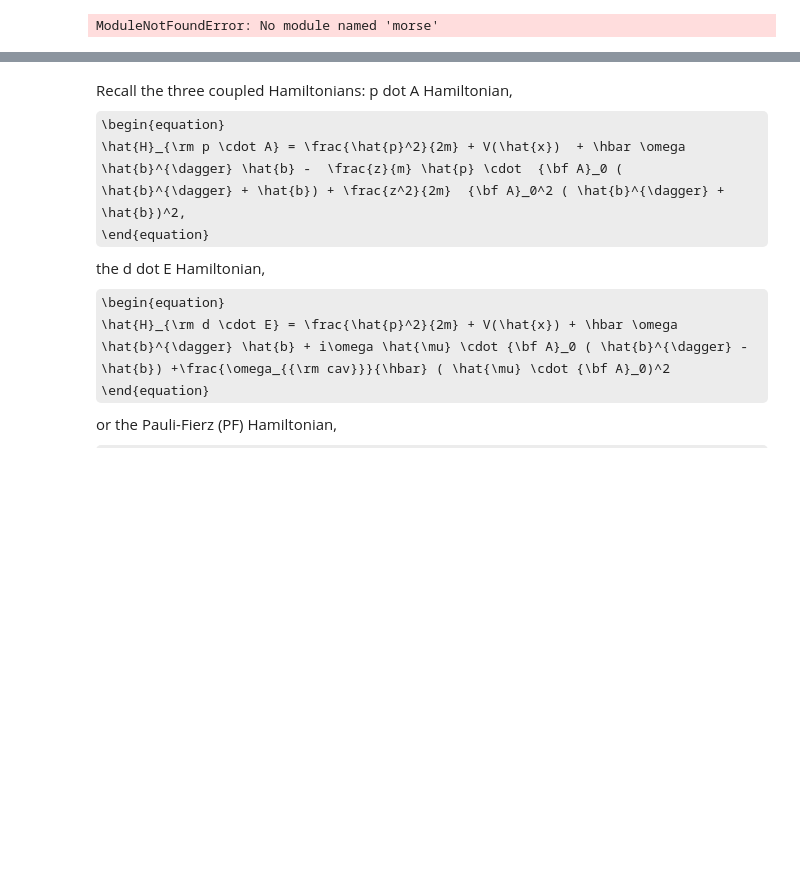
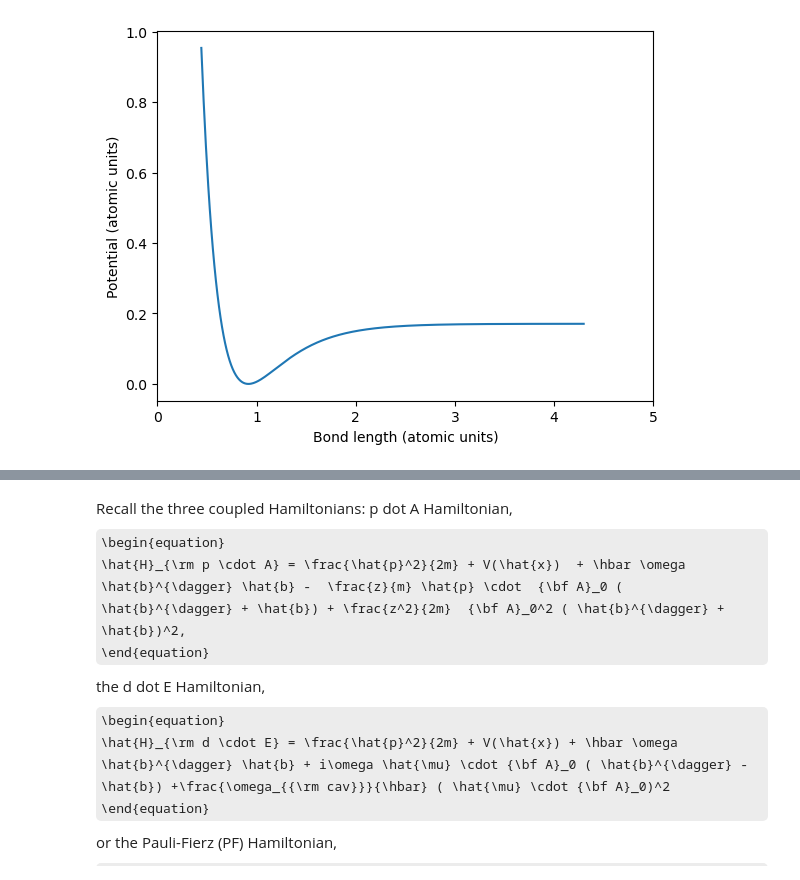
Before and after one commit to FoleyLab/CompChem2024, a Jupyter notebook: CLEAN_MORSE/Morse_Oscillator_Simple_Example.ipynb, the cells around one changed output, grey strips where cells are left out. Cells and saved outputs as stored; diff of their text form; code cells hidden in the pictures; some formulas as TeX source; blank space fills up the shorter version.

```diff
--- a/CLEAN_MORSE/Morse_Oscillator_Simple_Example.ipynb
+++ b/CLEAN_MORSE/Morse_Oscillator_Simple_Example.ipynb
@@ -2,40 +2,45 @@
 import numpy as np
 from matplotlib import pyplot as plt
 from morse import Morse, FAC
 
 
 # Atom masses in atomic mass units
-#mH, mF = 1., 19.
-mH, mF = 1.0, 23.985041689
+mH, mF = 1., 19.
+#mH, mF = 1.0, 23.985041689
 
 # Equilibrium bondlength in meters
 #re = 0.915801e-10
-re = 2.0168266478525405e-10
+#re = 2.0168266478525405e-10
+#re = 1.6919628184820623e-10
+re = 0.9178507603174318e-10
 
 
 # potential energy at minimum, ok to set at zero
-Te = -43842320.8199833
+Te = 0 # -43842320.8199833
 
 # Morse parameters in wavenumbers
 #we, wexe = 4196.112054123941, 108.50866999528301
-we, wexe = 1158.10509247255, 2.1995232601745265
+#we, wexe = 1158.10509247255, 2.1995232601745265
+#we, wexe = 1596.554641682938, 6.057121790954471
+we, wexe = 4165.159189298829, 115.74814358623065
 
 # create Morse object
 X = Morse(mH, mF, we, wexe, re, Te)
 
 # create Morse grid - will make grids in SI (self.r) and atomic units (self.r_au)
 X.make_rgrid()
 
 # create Morse potential on SI grid, will make potential in SI (self.V) and atomic units (self.V_au)
 X.V = X.Vmorse(X.r)
 
 # plot Morse potential in atomic units
-plt.plot(X.r_au, X.V_au)
+plt.plot(X.r_au  * 0.529, X.V_au)
 plt.xlabel("Bond length (atomic units)")
 plt.ylabel("Potential (atomic units)")
+plt.xlim(0, 5)
 plt.show()
 # %% [output]
-ModuleNotFoundError: No module named 'morse'
+[figure, added]
 # %%
 # calculate an eigenstate of the Morse oscillator
 # self.psi_si will be normalized in SI units
```
Also changed, not shown: parts of 3 cells of this notebook.
